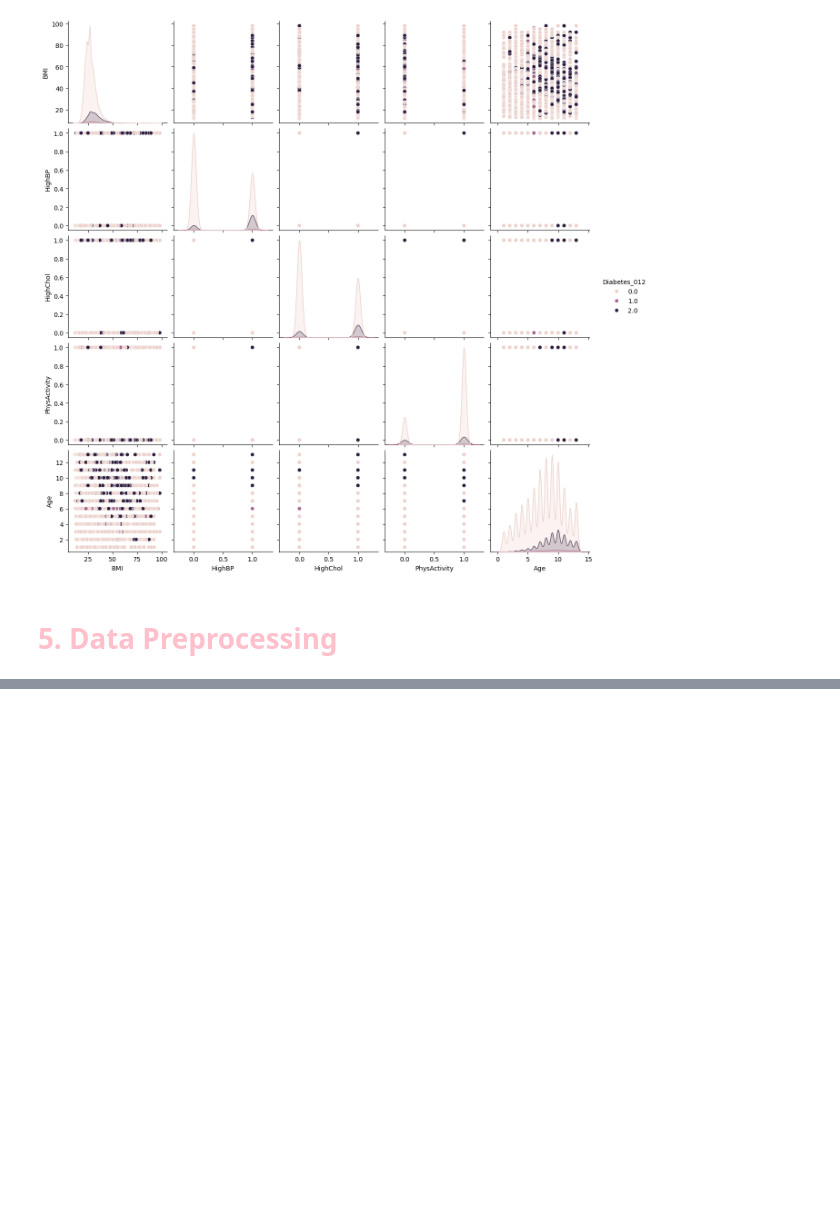
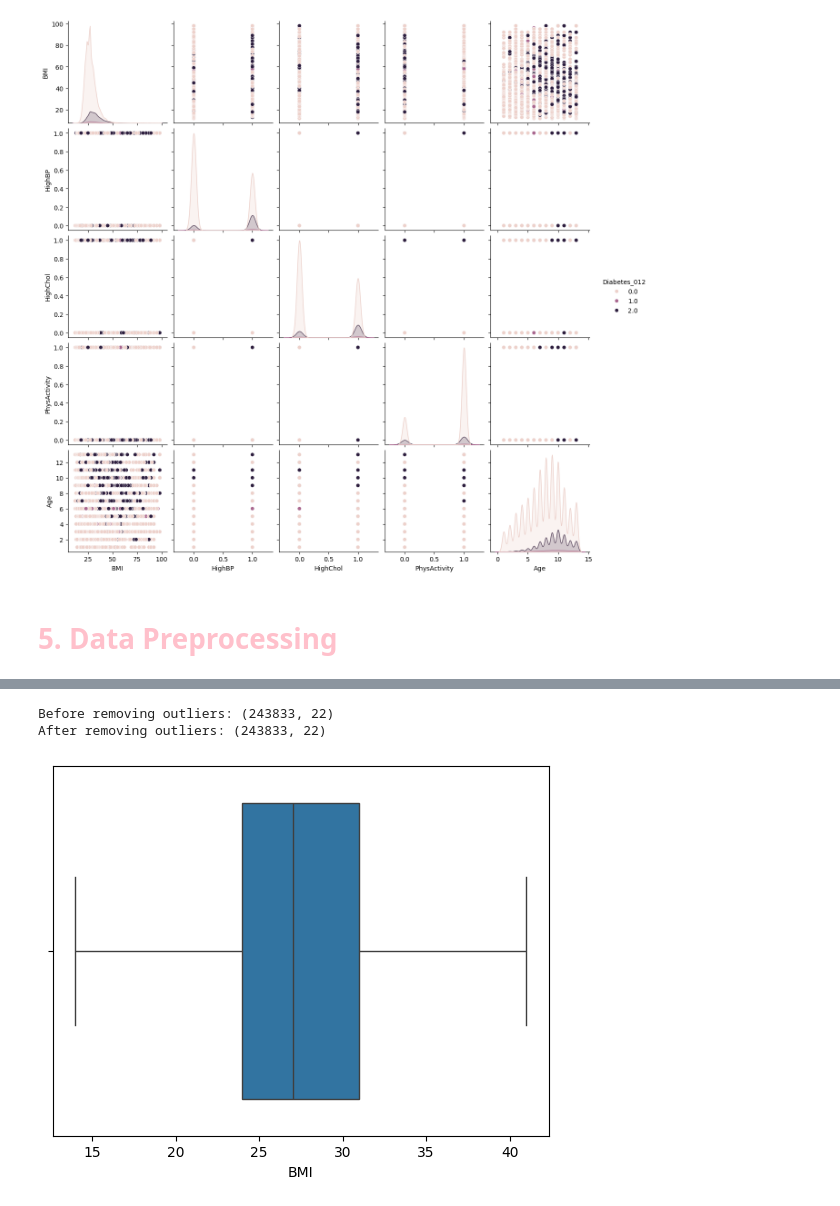
Before and after one commit to Anndischeh/Introduction-to-AI-Coursework, a Jupyter notebook: diabetes_data_analysis_and_modeling.ipynb, the cells around one changed output, grey strips where cells are left out. Saved outputs shown, nothing was run; the diff lists cells and outputs as text; code cells hidden in the pictures; blank space fills up the shorter version.

```diff
--- a/diabetes_data_analysis_and_modeling.ipynb
+++ b/diabetes_data_analysis_and_modeling.ipynb
@@ -376,0 +397,15 @@ plt.show()
+# %%
+# Load the dataset into a DataFrame (replace 'your_dataset.csv' with your file's name or path)
+df = pd.read_csv('diabetes_012_health_indicators_BRFSS2015.csv')
+
+# 1. Check for Missing Values
+missing_values = df.isnull().sum()
+
+# Display missing values count
+print(missing_values)
+
+# Remove rows with missing values
+data_cleaned = df.dropna()
+
+# Display the cleaned data
+print(data_cleaned)
@@ -376,0 +430,30 @@ plt.show()
+# %%
+# 2. Handle Outliers in Numerical Columns
+def remove_outliers(df, column):
+    Q1 = df[column].quantile(0.25)
+    Q3 = df[column].quantile(0.75)
+    IQR = Q3 - Q1
+    lower_bound = Q1 - 1.5 * IQR
+    upper_bound = Q3 + 1.5 * IQR
+    return df[(df[column] >= lower_bound) & (df[column] <= upper_bound)]
+
+# Before removing outliers, print the shape of the dataset
+print("Before removing outliers:", data_cleaned.shape)
+
+# Remove outliers for the 'BMI' column
+data_cleaned = remove_outliers(data_cleaned, 'BMI')
+
+# After removing outliers, print the shape of the dataset
+print("After removing outliers:", data_cleaned.shape)
+# %% [output]
+Before removing outliers: (243833, 22)
+After removing outliers: (243833, 22)
+# %%
+import seaborn as sns
+import matplotlib.pyplot as plt
+
+# Boxplot to visualize the distribution and outliers in the 'BMI' column
+sns.boxplot(data=data_cleaned, x='BMI')
+plt.show()
+# %% [output]
+[figure, added]
```
Also changed, not shown: parts of 3 cells of this notebook.
